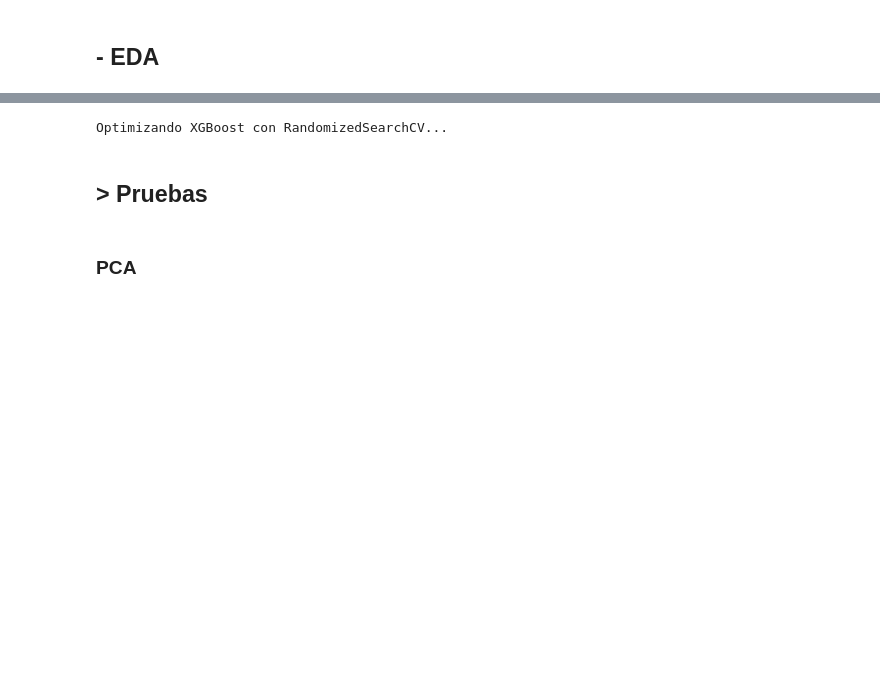
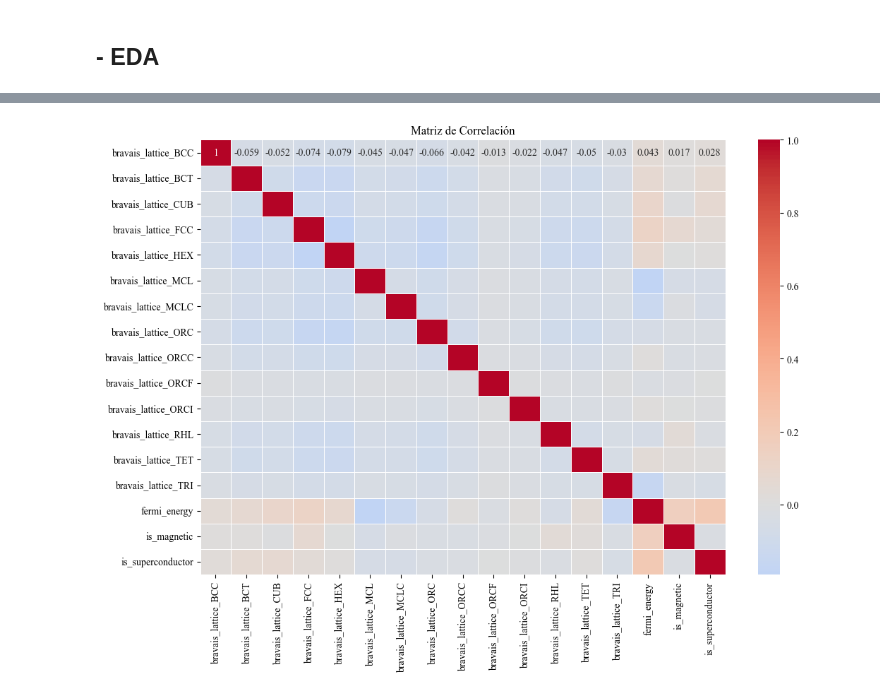
Before and after one commit to olayafgon/ML-and-Superconductors, a Jupyter notebook: src/04_project copy.ipynb, the cells around one changed output, grey strips where cells are left out. Cells and saved outputs as stored; diff of their text form; code cells hidden in the pictures; blank space fills up the shorter version.

```diff
--- a/src/04_project copy.ipynb
+++ b/src/04_project copy.ipynb
@@ -551,0 +103,8 @@ def train_and_evaluate_models(X_train, y_train, X_test, y_test, output_file):
+# %%
+materials_data_encoded = pd.get_dummies(materials_data, columns=['bravais_lattice'])
+
+correlation_columns = [col for col in materials_data_encoded.columns if col.startswith('bravais_lattice')] + ['fermi_energy', 'is_magnetic', 'is_superconductor']
+
+correlation_matrix = materials_data_encoded[correlation_columns].corr()
+
+correlation_matrix
@@ -552,3 +130,10 @@ def train_and_evaluate_models(X_train, y_train, X_test, y_test, output_file):
+# %%
+plt.figure(figsize=(12, 8))
+sns.heatmap(correlation_matrix, annot=True, center=0, cmap='coolwarm', linewidths=0.5)
+plt.title('Matriz de Correlación')
+plt.show()
+# %% [output]
+[figure, added]
 # %%
 df = materials_data.copy()
 df.dropna(inplace=True)  # Drop rows with missing values
@@ -565,49 +150,3 @@ y = df[target_col]
 y = y.iloc[:, 0]
 
 X_train, X_test , y_train, y_test = train_test_split(X, y, test_size=0.2, random_state=42)
-
-n_PCA = 50
-sampling_method = RandomOverSampler(random_state=42)
-
-categorical_transformer = OneHotEncoder(handle_unknown='ignore')
-numerical_transformer = StandardScaler()
-pca_columns = [f'PC{i+1}' for i in range(n_PCA)]
-preprocessor = ColumnTransformer(
-    transformers=[
-        ('cat', categorical_transformer, categorical_cols),
-        ('num', numerical_transformer, ['fermi_energy'] + pca_columns)
-    ]
-)
-
-# PCA
-pca = PCA(n_components=n_PCA)
-X_train_pca_1 = pca.fit_transform(X_train[pca_cols])
-X_test_pca_1 = pca.transform(X_test[pca_cols])
-
-X_train_pca_2 = pd.DataFrame(X_train_pca_1, columns=pca_columns)
-X_train_pca = pd.concat([X_train.loc[:, :'is_magnetic'].reset_index(drop=True), X_train_pca_2.reset_index(drop=True)], axis=1)
-
-X_test_pca_2 = pd.DataFrame(X_test_pca_1, columns=pca_columns)
-X_test_pca = pd.concat([X_test.loc[:, :'is_magnetic'].reset_index(drop=True), X_test_pca_2.reset_index(drop=True)], axis=1)
-
-# Preprocess
-X_train_preprocessed = preprocessor.fit_transform(X_train_pca)
-X_test_preprocessed = preprocessor.transform(X_test_pca)
-if not isinstance(X_train_preprocessed, np.ndarray):
-    X_train_preprocessed = X_train_preprocessed.toarray()
-if not isinstance(X_test_preprocessed, np.ndarray):
-    X_test_preprocessed = X_test_preprocessed.toarray()
-X_train_preprocessed = pd.DataFrame(X_train_preprocessed, columns=preprocessor.get_feature_names_out())
-X_test_preprocessed = pd.DataFrame(X_test_preprocessed, columns=preprocessor.get_feature_names_out())
-
-# Sampling
-X_train_sampled, y_train_sampled = sampling_method.fit_resample(X_train_preprocessed, y_train)
-
-results_models = os.path.join(config.PATH_TEST_FIGURES, 'Modelos_Hiperparametros', 'results.txt')
-train_and_evaluate_models(X_train_sampled, y_train_sampled, X_test_preprocessed, y_test, results_models)
-# %% [output]
-Optimizando XGBoost con RandomizedSearchCV...
-# %% [markdown]
-## > Pruebas
-# %% [markdown]
-### PCA
```
Also changed, not shown: parts of 26 cells of this notebook.
